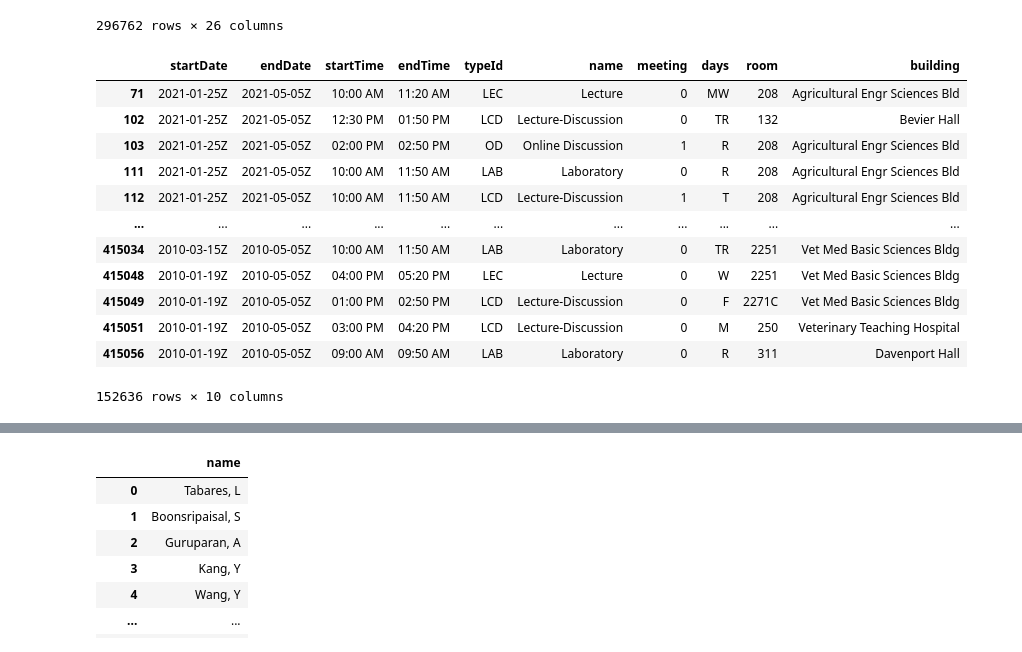
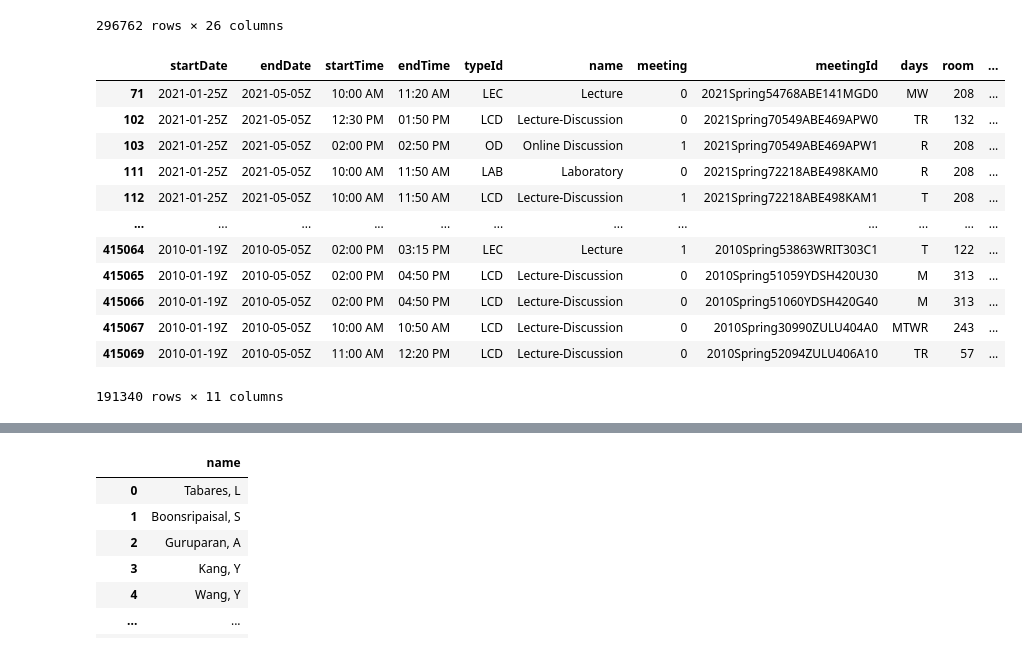
Before and after one commit to JavierMNieto/uiuc-scheduler, a Jupyter notebook: data/scripts/Catalog to Neo4j.ipynb, the cells around one changed output, grey strips where cells are left out. Drawn from its saved outputs; the diff is of its cells as text; code cells hidden in the pictures.

Commit message:
Add Sections and Meetings nodes together

```diff
--- a/data/scripts/Catalog to Neo4j.ipynb
+++ b/data/scripts/Catalog to Neo4j.ipynb
@@ -51,19 +51,6 @@ df_catalogs["term"] = pd.Categorical(df_catalogs["term"], ["Fall","Summer","Spri
 df_catalogs.sort_values(by=["year", "term", "subject", "number", "crn", "meeting"], ascending=[False, True, True, True, True, True], ignore_index=True, inplace=True)
 df_catalogs["course"] = df_catalogs["subject"] + " " + df_catalogs["number"].astype(str)
 
-"""
-df_catalogs["sectionId"] = (df_catalogs["year"].astype(str) +
-                            df_catalogs["term"].astype(str) +
-                            df_catalogs["course"].astype(str) +
-                            df_catalogs["crn"].astype(str) +
-                            df_catalogs["section"].astype(str))
-df_catalogs["meetingId"] = (df_catalogs["year"].astype(str) +
-                            df_catalogs["term"].astype(str) +
-                            df_catalogs["crn"].astype(str) +
-                            df_catalogs["section"].astype(str) +
-                            df_catalogs["meeting"].astype(str))
-"""
-
 # Fix typos in descriptions
 df_catalogs.loc[df_catalogs["course"]=="HIST 574", "description"]="Immerses students in major works of recent American religious history. Written from multiple disciplinary perspectives and wrestling with the knotty problems in which religion has been interwoven, these books will give the student a solid foundation in American religious history. 4 graduate hours. No professional credit."
 df_catalogs.loc[df_catalogs["course"]=="ASST 104", "description"] = "Same as REL 104. See REL 104."
@@ -71,6 +58,20 @@ df_catalogs.loc[df_catalogs["course"]=="EPOL 551", "description"] = "Same as EOL
 
 df_catalogs = trim_all_columns(df_catalogs).merge(df_gpa, how="left", on=["year", "term", "course", "subject", "number", "instructor"])
 
+df_catalogs["sectionId"] = (df_catalogs["year"].astype(str) +
+                            df_catalogs["term"].astype(str) +
+                            df_catalogs["subject"].astype(str) +
+                            df_catalogs["number"].astype(str) +
+                            df_catalogs["crn"].astype(str) +
+                            df_catalogs["section"].astype(str))
+df_catalogs["meetingId"] = (df_catalogs["year"].astype(str) +
+                            df_catalogs["term"].astype(str) +
+                            df_catalogs["crn"].astype(str) +
+                            df_catalogs["subject"].astype(str) +
+                            df_catalogs["number"].astype(str) +
+                            df_catalogs["section"].astype(str) +
+                            df_catalogs["meeting"].astype(str))
+
 df_catalogs
 # %% [output]
 |  | year | term | college | subject | subject_name | number | name | description | credit_hours | ... |
@@ -192,28 +193,28 @@ df_sections
 # %%
 df_meetings = (df_catalogs[["start_date", "end_date", "start_time",
                            "end_time", "type", "type_name", "meeting",
-                           "days", "room", "building"]]
+                           "meetingId", "days", "room", "building"]]
                .drop_duplicates()
                .dropna()
                .rename(columns={"start_date": "startDate", "end_date": "endDate",
                                 "start_time": "startTime", "end_time": "endTime",
                                 "type": "typeId", "type_name": "name"}))
 
 df_meetings.to_csv("../neo4j/nodes/meeting_nodes.csv", index=False)
 
 df_meetings
 # %% [output]
-|  | startDate | endDate | startTime | endTime | typeId | name | meeting | days | room | building |
-| 71 | 2021-01-25Z | 2021-05-05Z | 10:00 AM | 11:20 AM | LEC | Lecture | 0 | MW | 208 | Agricultural Engr Sciences Bld |
-| 102 | 2021-01-25Z | 2021-05-05Z | 12:30 PM | 01:50 PM | LCD | Lecture-Discussion | 0 | TR | 132 | Bevier Hall |
-| 103 | 2021-01-25Z | 2021-05-05Z | 02:00 PM | 02:50 PM | OD | Online Discussion | 1 | R | 208 | Agricultural Engr Sciences Bld |
-| 111 | 2021-01-25Z | 2021-05-05Z | 10:00 AM | 11:50 AM | LAB | Laboratory | 0 | R | 208 | Agricultural Engr Sciences Bld |
-| 112 | 2021-01-25Z | 2021-05-05Z | 10:00 AM | 11:50 AM | LCD | Lecture-Discussion | 1 | T | 208 | Agricultural Engr Sciences Bld |
-| ... | ... | ... | ... | ... | ... | ... | ... | ... | ... | ... |
-| 415034 | 2010-03-15Z | 2010-05-05Z | 10:00 AM | 11:50 AM | LAB | Laboratory | 0 | TR | 2251 | Vet Med Basic Sciences Bldg |
-| 415048 | 2010-01-19Z | 2010-05-05Z | 04:00 PM | 05:20 PM | LEC | Lecture | 0 | W | 2251 | Vet Med Basic Sciences Bldg |
-| 415049 | 2010-01-19Z | 2010-05-05Z | 01:00 PM | 02:50 PM | LCD | Lecture-Discussion | 0 | F | 2271C | Vet Med Basic Sciences Bldg |
-| 415051 | 2010-01-19Z | 2010-05-05Z | 03:00 PM | 04:20 PM | LCD | Lecture-Discussion | 0 | M | 250 | Veterinary Teaching Hospital |
-| 415056 | 2010-01-19Z | 2010-05-05Z | 09:00 AM | 09:50 AM | LAB | Laboratory | 0 | R | 311 | Davenport Hall |
+|  | startDate | endDate | startTime | endTime | typeId | name | meeting | meetingId | days | room | ... |
+| 71 | 2021-01-25Z | 2021-05-05Z | 10:00 AM | 11:20 AM | LEC | Lecture | 0 | 2021Spring54768ABE141MGD0 | MW | 208 | ... |
+| 102 | 2021-01-25Z | 2021-05-05Z | 12:30 PM | 01:50 PM | LCD | Lecture-Discussion | 0 | 2021Spring70549ABE469APW0 | TR | 132 | ... |
+| 103 | 2021-01-25Z | 2021-05-05Z | 02:00 PM | 02:50 PM | OD | Online Discussion | 1 | 2021Spring70549ABE469APW1 | R | 208 | ... |
+| 111 | 2021-01-25Z | 2021-05-05Z | 10:00 AM | 11:50 AM | LAB | Laboratory | 0 | 2021Spring72218ABE498KAM0 | R | 208 | ... |
+| 112 | 2021-01-25Z | 2021-05-05Z | 10:00 AM | 11:50 AM | LCD | Lecture-Discussion | 1 | 2021Spring72218ABE498KAM1 | T | 208 | ... |
+| ... | ... | ... | ... | ... | ... | ... | ... | ... | ... | ... | ... |
+| 415064 | 2010-01-19Z | 2010-05-05Z | 02:00 PM | 03:15 PM | LEC | Lecture | 1 | 2010Spring53863WRIT303C1 | T | 122 | ... |
+| 415065 | 2010-01-19Z | 2010-05-05Z | 02:00 PM | 04:50 PM | LCD | Lecture-Discussion | 0 | 2010Spring51059YDSH420U30 | M | 313 | ... |
+| 415066 | 2010-01-19Z | 2010-05-05Z | 02:00 PM | 04:50 PM | LCD | Lecture-Discussion | 0 | 2010Spring51060YDSH420G40 | M | 313 | ... |
+| 415067 | 2010-01-19Z | 2010-05-05Z | 10:00 AM | 10:50 AM | LCD | Lecture-Discussion | 0 | 2010Spring30990ZULU404A0 | MTWR | 243 | ... |
+| 415069 | 2010-01-19Z | 2010-05-05Z | 11:00 AM | 12:20 PM | LCD | Lecture-Discussion | 0 | 2010Spring52094ZULU406A10 | TR | 57 | ... |
-152636 rows × 10 columns
+191340 rows × 11 columns
 # %%
```
Also changed, not shown: parts of 3 cells of this notebook, 7 other files.
